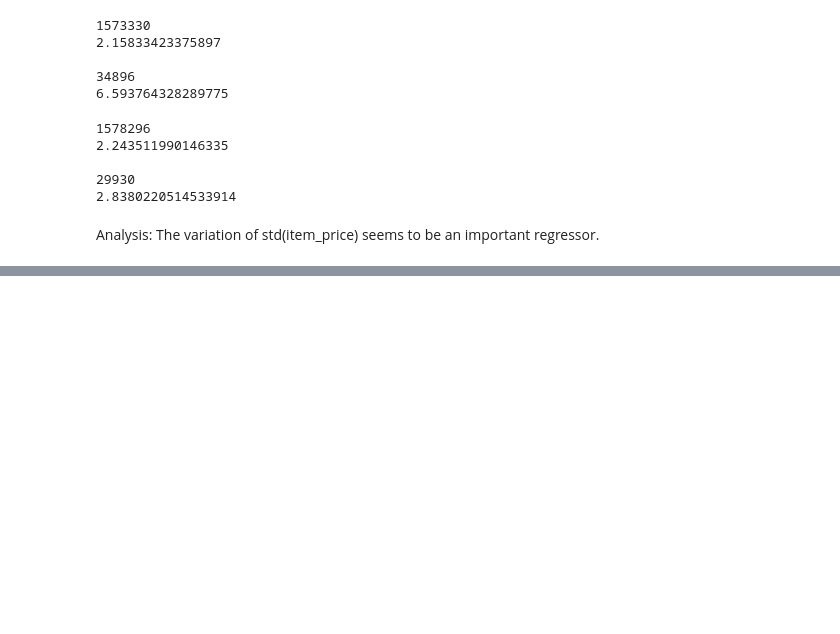
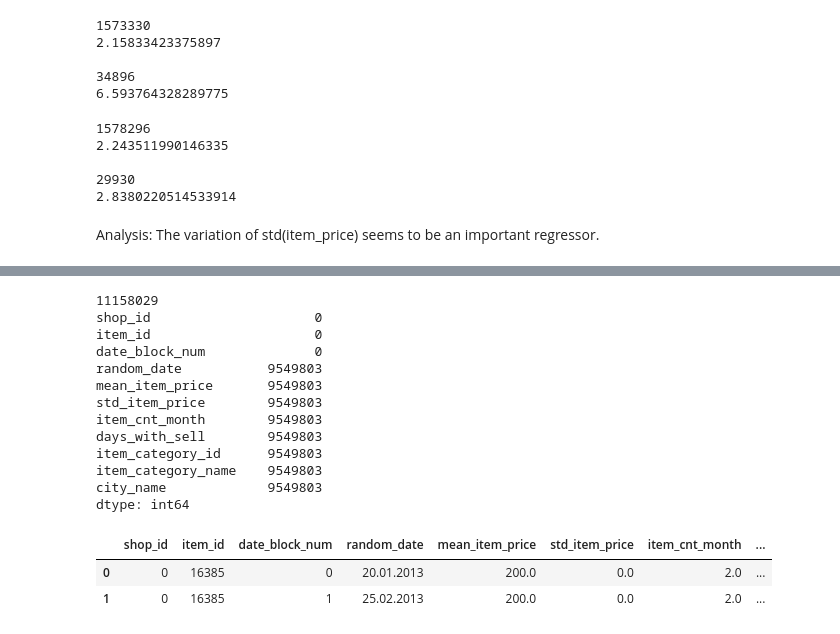
Before and after one commit to RobBlanchard/kaggle-predict-sales, a Jupyter notebook: XGBoost - 2.ipynb, the cells around one changed output, grey strips where cells are left out. Drawn from its saved outputs; the diff is of its cells as text; code cells hidden in the pictures; blank space fills up the shorter version.

Commit message:
Added missing combinations = no sell

```diff
--- a/XGBoost - 2.ipynb
+++ b/XGBoost - 2.ipynb
@@ -233,0 +258,6 @@ Analysis: The variation of std(item_price) seems to be an important regressor.
+# %%
+bigboi = pd.merge(sales_monthly, items, how="left", on="item_id")
+bigboi = pd.merge(bigboi, categories, how="left", on="item_category_id")
+bigboi = pd.merge(bigboi, shops, how="left", on="shop_id")
+print(f"From {len(sales_monthly)} to {len(bigboi)} --> SHOULD NOT CHANGE")
+bigboi.head(2)
@@ -233,0 +279,9 @@ Analysis: The variation of std(item_price) seems to be an important regressor.
+# %%
+release_date_items={}
+
+nb_items = len(set(bigboi["item_id"]))
+for c, i_id in enumerate(set(bigboi["item_id"])):
+    release_date_items[i_id] = min(bigboi.loc[bigboi["item_id"]==i_id, "date_block_num"])
+    if c%5000==0:
+        print(f"{c} / {nb_items} done")
+list(release_date_items.items())[:10]
@@ -233,0 +304,13 @@ Analysis: The variation of std(item_price) seems to be an important regressor.
+# %%
+combinations = []
+
+nb_shops = len(set(bigboi["shop_id"]))
+for c, s_id in enumerate(set(bigboi["shop_id"])):
+    for i_id in set(bigboi.loc[bigboi["shop_id"]==s_id,"item_id"]):
+        release_date = release_date_items[i_id]
+        for m in range(release_date, 34):
+            combinations.append({"shop_id":s_id, "item_id":i_id, "date_block_num":m})
+    if (c+1)%10==0:
+        print(f"{c+1} / {nb_shops} done")
+
+combinations[:10]
@@ -233,0 +334,4 @@ Analysis: The variation of std(item_price) seems to be an important regressor.
+# %%
+empty_df = pd.DataFrame(combinations, columns = combinations[0].keys())
+print(len(empty_df))
+empty_df.head(2)
@@ -233,0 +343,22 @@ Analysis: The variation of std(item_price) seems to be an important regressor.
+# %%
+bigboi_complete = pd.merge(empty_df, bigboi, how="left", on=["shop_id","item_id","date_block_num"])
+print(len(bigboi_complete))
+print(bigboi_complete.isnull().sum())
+bigboi_complete.head(2)
+# %% [output]
+11158029
+shop_id                     0
+item_id                     0
+date_block_num              0
+random_date           9549803
+mean_item_price       9549803
+std_item_price        9549803
+item_cnt_month        9549803
+days_with_sell        9549803
+item_category_id      9549803
+item_category_name    9549803
+city_name             9549803
+dtype: int64
+|  | shop_id | item_id | date_block_num | random_date | mean_item_price | std_item_price | item_cnt_month | ... |
+| 0 | 0 | 16385 | 0 | 20.01.2013 | 200.0 | 0.0 | 2.0 | ... |
+| 1 | 0 | 16385 | 1 | 25.02.2013 | 200.0 | 0.0 | 2.0 | ... |
```
Also changed, not shown: parts of 14 cells of this notebook.
